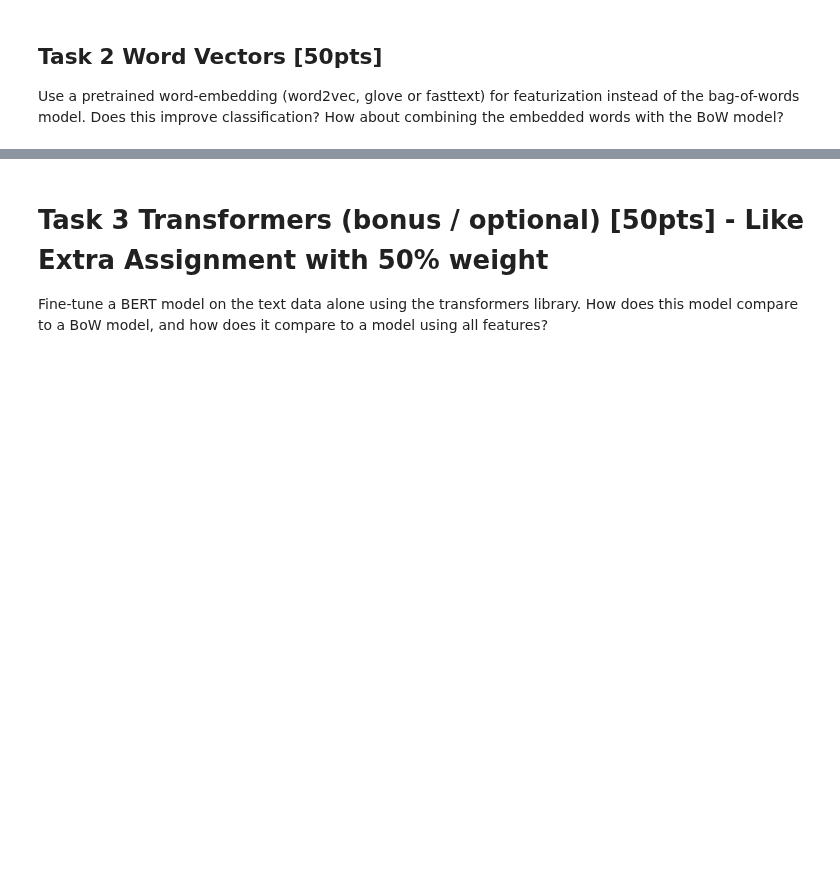
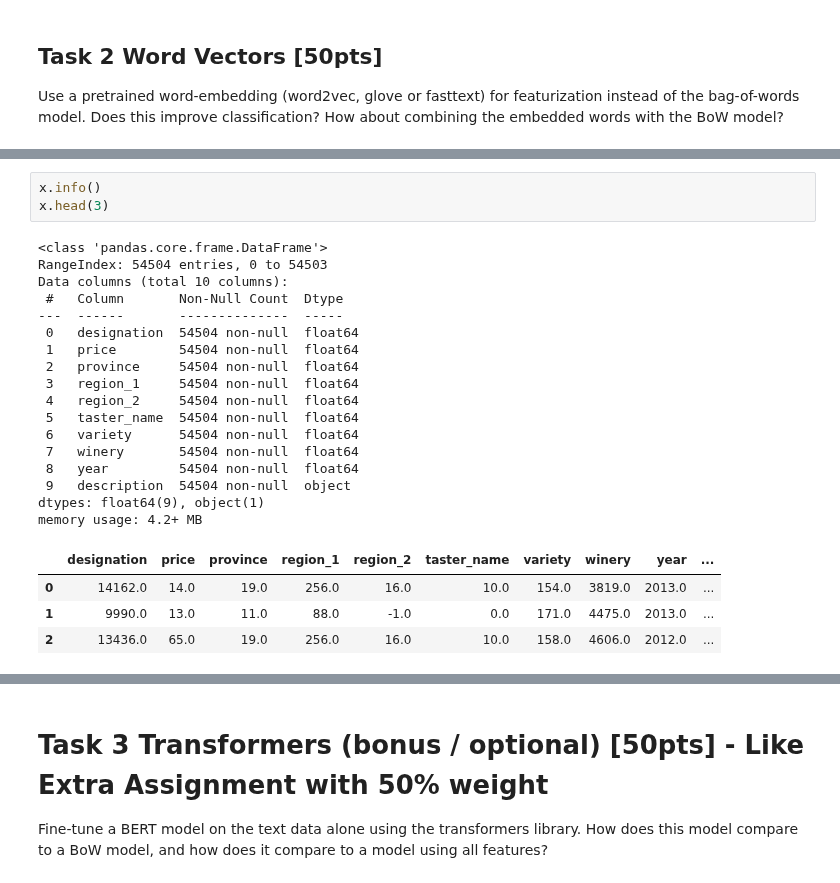
Before and after one commit to Matt88Ac/AdvancedML_Assignment4, a Jupyter notebook: Advanced Machine Learning - HW #4.ipynb, the cells around one changed output, grey strips where cells are left out. Saved outputs shown, nothing was run; the diff lists cells and outputs as text; blank space fills up the shorter version.

```diff
--- a/Advanced Machine Learning - HW #4.ipynb
+++ b/Advanced Machine Learning - HW #4.ipynb
@@ -866,0 +919,25 @@ Use a pretrained word-embedding (word2vec, glove or fasttext) for featurization
+# %%
+x.info()
+x.head(3)
+# %% [output]
+<class 'pandas.core.frame.DataFrame'>
+RangeIndex: 54504 entries, 0 to 54503
+Data columns (total 10 columns):
+ #   Column       Non-Null Count  Dtype
+---  ------       --------------  -----
+ 0   designation  54504 non-null  float64
+ 1   price        54504 non-null  float64
+ 2   province     54504 non-null  float64
+ 3   region_1     54504 non-null  float64
+ 4   region_2     54504 non-null  float64
+ 5   taster_name  54504 non-null  float64
+ 6   variety      54504 non-null  float64
+ 7   winery       54504 non-null  float64
+ 8   year         54504 non-null  float64
+ 9   description  54504 non-null  object
+dtypes: float64(9), object(1)
+memory usage: 4.2+ MB
+|  | designation | price | province | region_1 | region_2 | taster_name | variety | winery | year | ... |
+| 0 | 14162.0 | 14.0 | 19.0 | 256.0 | 16.0 | 10.0 | 154.0 | 3819.0 | 2013.0 | ... |
+| 1 | 9990.0 | 13.0 | 11.0 | 88.0 | -1.0 | 0.0 | 171.0 | 4475.0 | 2013.0 | ... |
+| 2 | 13436.0 | 65.0 | 19.0 | 256.0 | 16.0 | 10.0 | 158.0 | 4606.0 | 2012.0 | ... |
```
Also changed, not shown: parts of 11 cells of this notebook.
